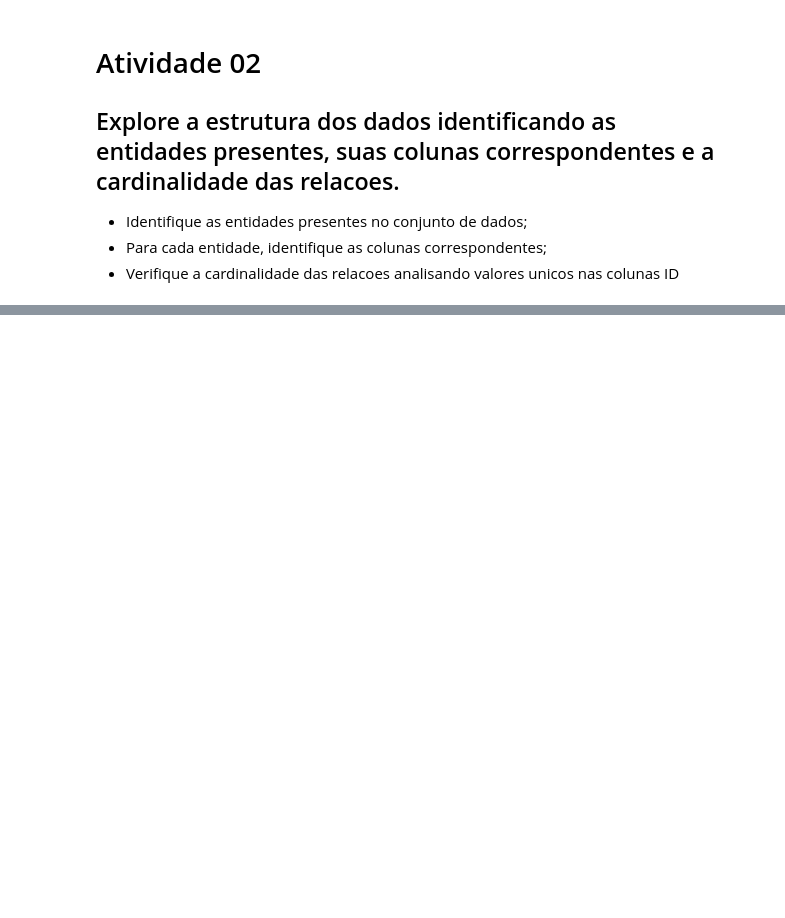
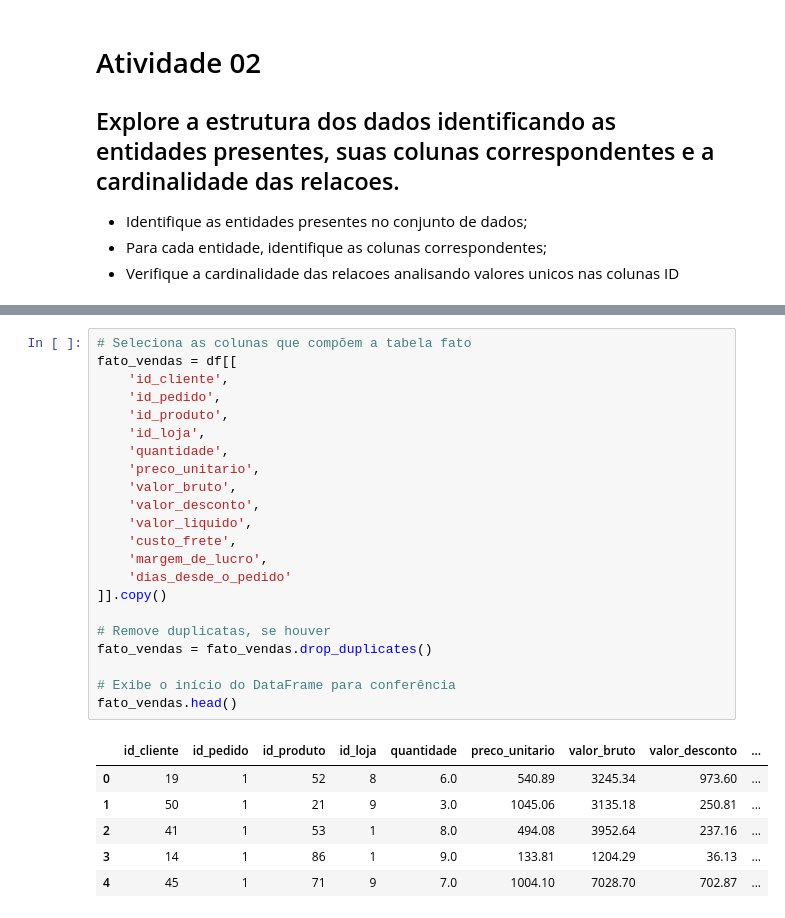
Before and after one commit to GabrielSique1r4/Pipeline_de_dados, a Jupyter notebook: Aula5/Respostas.ipynb, the cells around one changed output, grey strips where cells are left out. Saved outputs shown, nothing was run; the diff lists cells and outputs as text; blank space fills up the shorter version.

```diff
--- a/Aula5/Respostas.ipynb
+++ b/Aula5/Respostas.ipynb
@@ -56,0 +323,29 @@ print(keys)
+# %%
+# Seleciona as colunas que compõem a tabela fato
+fato_vendas = df[[
+    'id_cliente',
+    'id_pedido',
+    'id_produto',
+    'id_loja',
+    'quantidade',
+    'preco_unitario',
+    'valor_bruto',
+    'valor_desconto',
+    'valor_liquido',
+    'custo_frete',
+    'margem_de_lucro',
+    'dias_desde_o_pedido'
+]].copy()
+
+# Remove duplicatas, se houver
+fato_vendas = fato_vendas.drop_duplicates()
+
+# Exibe o início do DataFrame para conferência
+fato_vendas.head()
+# %% [output]
+|  | id_cliente | id_pedido | id_produto | id_loja | quantidade | preco_unitario | valor_bruto | valor_desconto | ... |
+| 0 | 19 | 1 | 52 | 8 | 6.0 | 540.89 | 3245.34 | 973.60 | ... |
+| 1 | 50 | 1 | 21 | 9 | 3.0 | 1045.06 | 3135.18 | 250.81 | ... |
+| 2 | 41 | 1 | 53 | 1 | 8.0 | 494.08 | 3952.64 | 237.16 | ... |
+| 3 | 14 | 1 | 86 | 1 | 9.0 | 133.81 | 1204.29 | 36.13 | ... |
+| 4 | 45 | 1 | 71 | 9 | 7.0 | 1004.10 | 7028.70 | 702.87 | ... |
```
Also changed, not shown: parts of 25 cells of this notebook.
